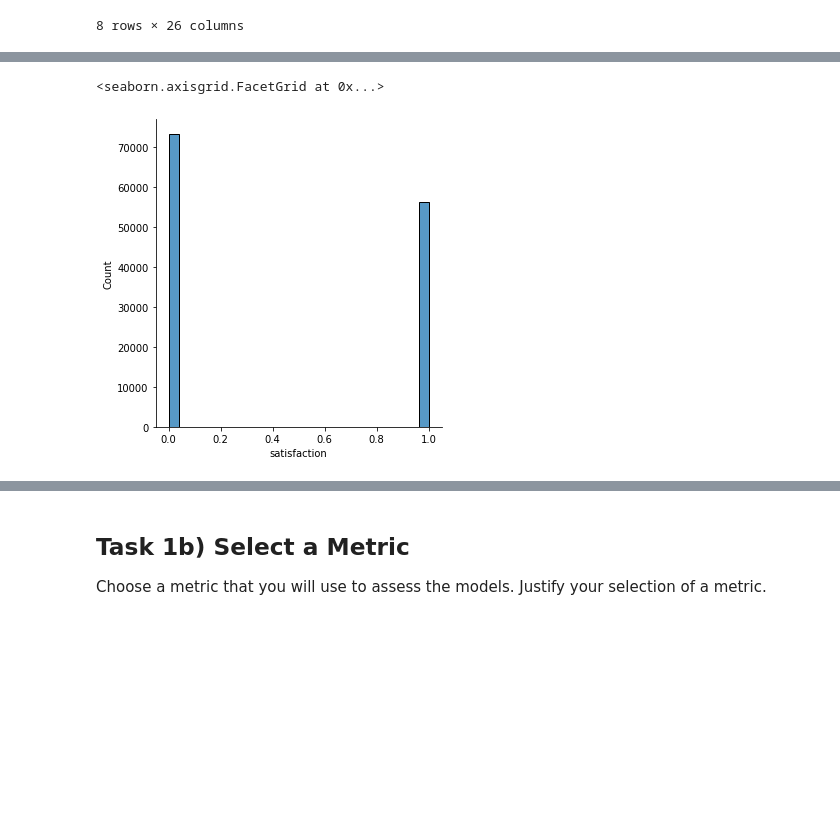
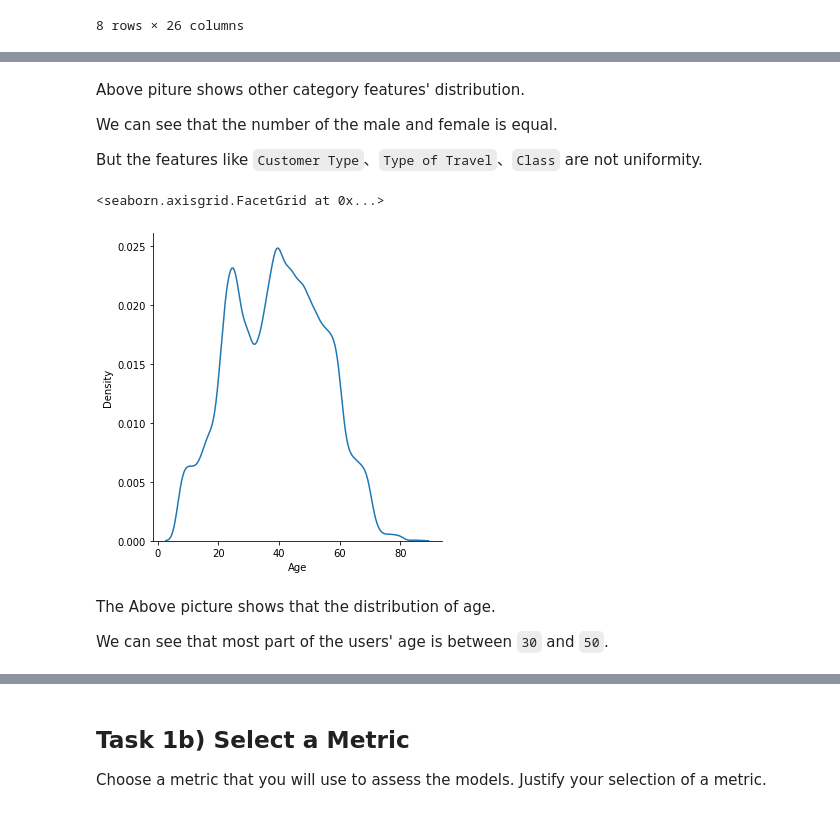
Before and after one commit to rwqzcq/COMP2019, a Jupyter notebook: main.ipynb, the cells around one changed output, grey strips where cells are left out. Drawn from its saved outputs; the diff is of its cells as text; code cells hidden in the pictures; blank space fills up the shorter version.

```diff
--- a/main.ipynb
+++ b/main.ipynb
@@ -112,0 +197,6 @@ We can see that `Online boarding` has the strongest positive correlation. This m
+# %% [markdown]
+Above piture shows other category features' distribution.
+
+We can see that the number of the male and female is equal.
+
+But the features like `Customer Type`、`Type of Travel`、`Class` are not uniformity.
@@ -113,5 +208,5 @@ We can see that `Online boarding` has the strongest positive correlation. This m
 # %%
-sns.displot(data=df, x='satisfaction')
+sns.displot(df, x='Age', kind="kde")
 # %% [output]
 <seaborn.axisgrid.FacetGrid at 0x...>
-[figure, old version]
+[figure, new version]
@@ -122,0 +213,4 @@ sns.displot(data=df, x='satisfaction')
+# %% [markdown]
+The Above picture shows that the distribution of age.
+
+We can see that most part of the users' age is between `30` and `50`.
```
Also changed, not shown: parts of 23 cells of this notebook.
